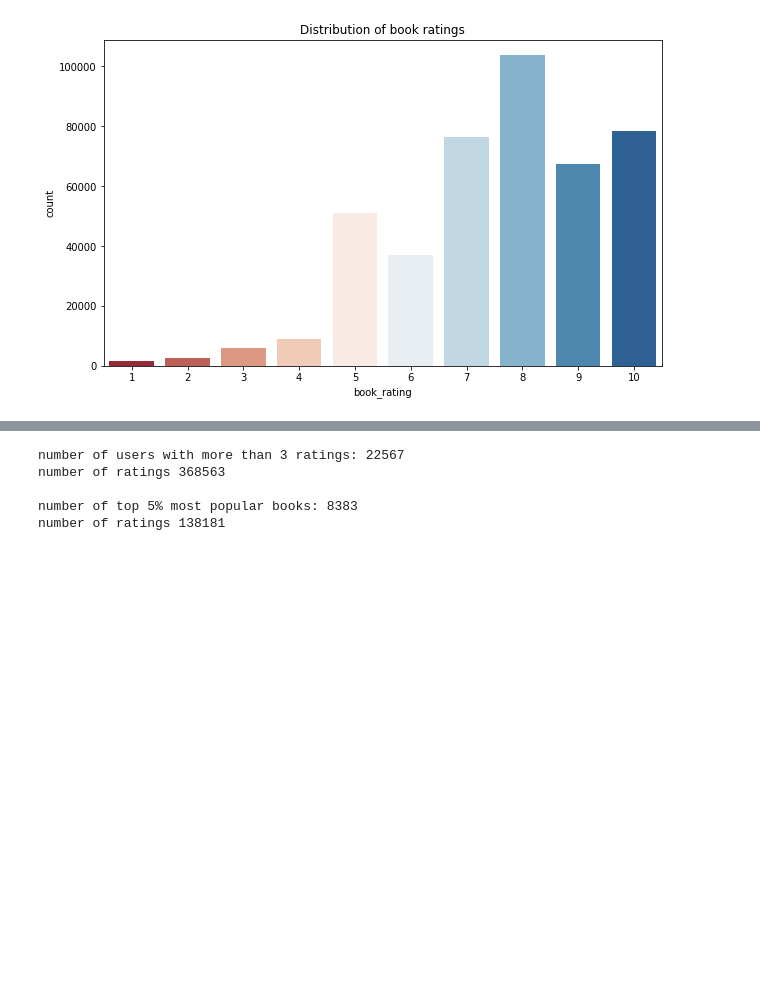
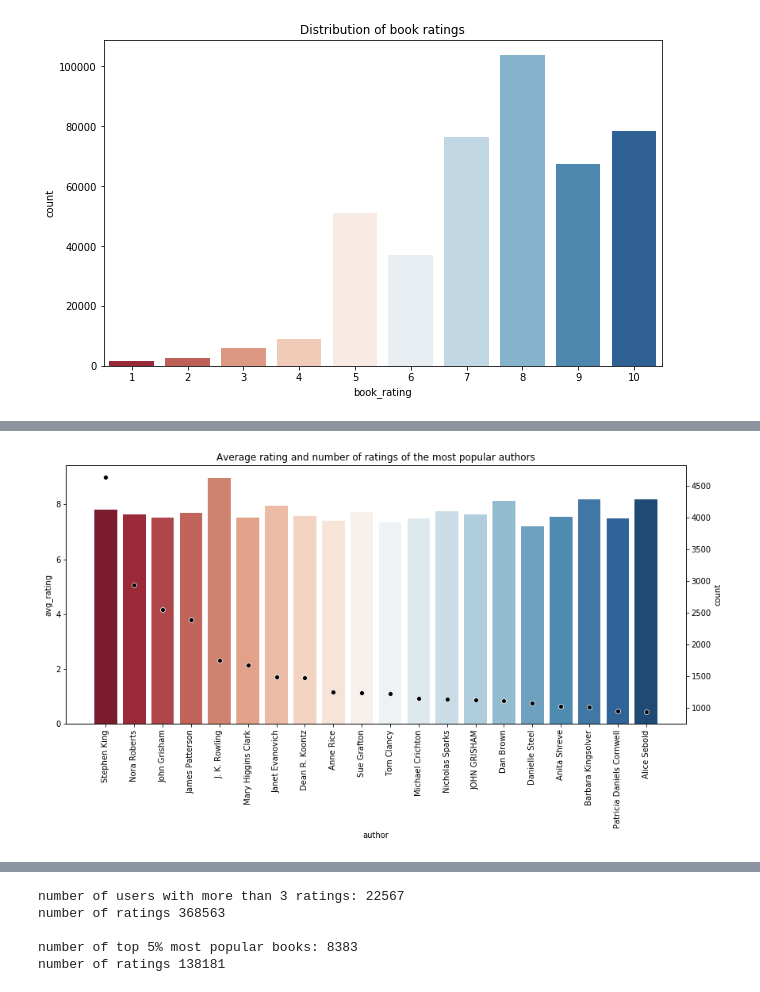
Before and after one commit to klaudia-nazarko/collaborative-filtering-python, a Jupyter notebook: intro.ipynb, the cells around one changed output, grey strips where cells are left out. Cells and saved outputs as stored; diff of their text form; code cells hidden in the pictures; blank space fills up the shorter version.

```diff
--- a/intro.ipynb
+++ b/intro.ipynb
@@ -139,0 +88,5 @@ plt.show()
+# %%
+authors_top_popular = df_books_author.sort_values('count', ascending=False).head(20)
+f.draw_top_chart(authors_top_popular, 'author', ['avg_rating', 'count'], 'Average rating and number of ratings of the most popular authors')
+# %% [output]
+[figure, added]
```
Also changed, not shown: parts of 34 cells of this notebook, 1 other file.
